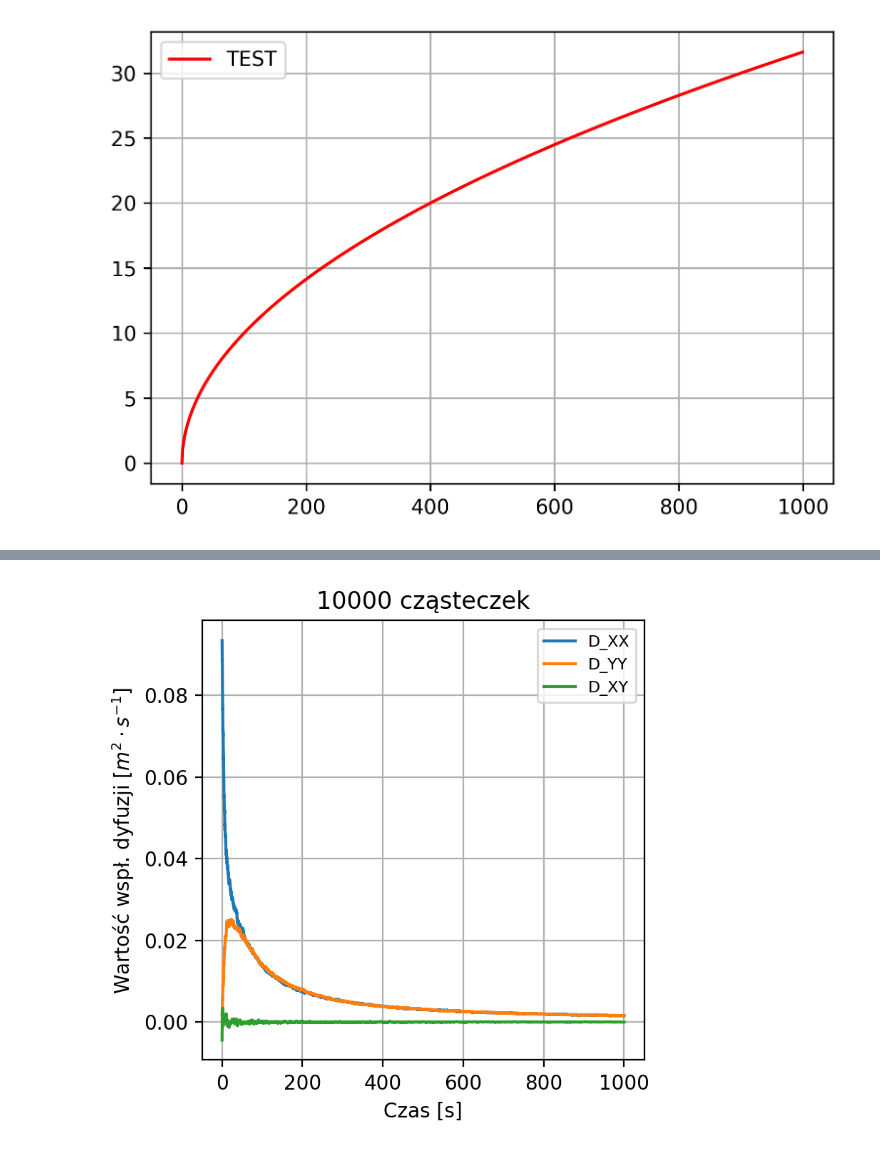
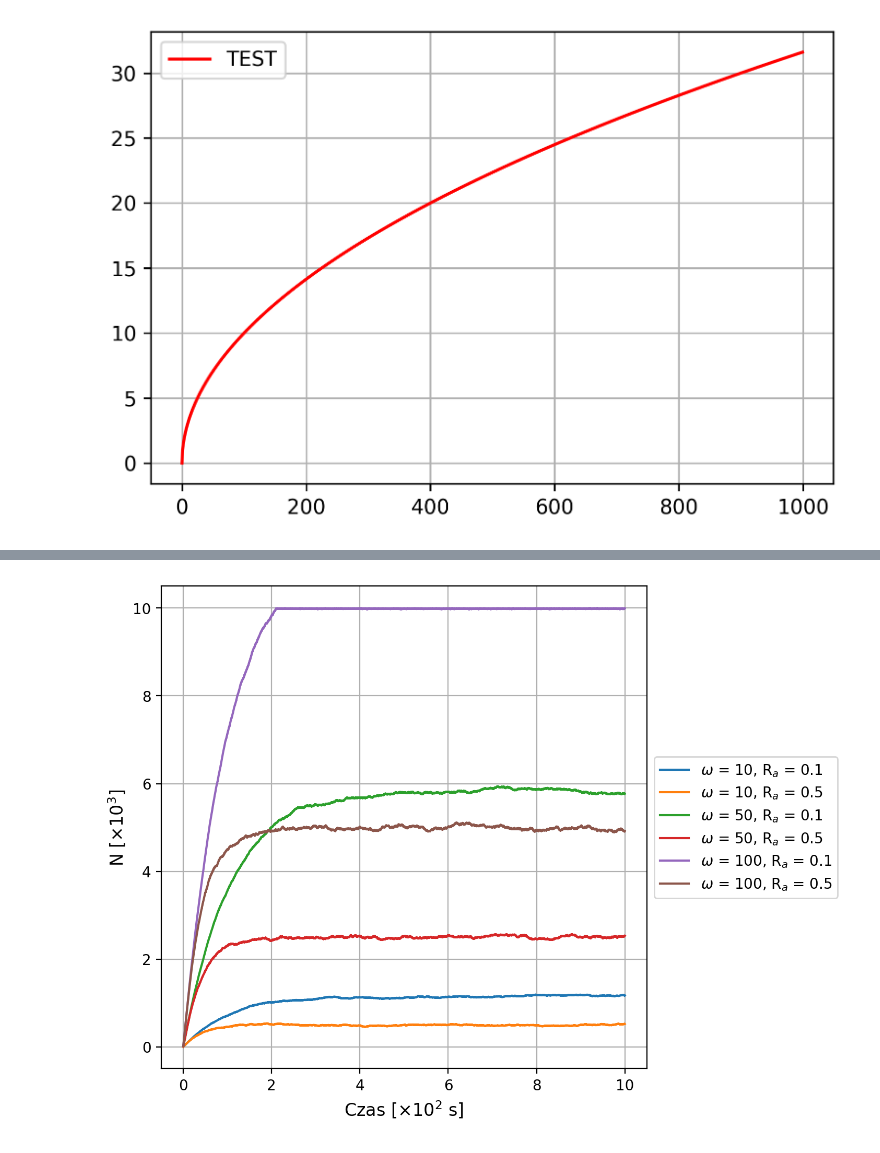
Before and after one commit to lruba939/Monte-Carlo, a Jupyter notebook: Lab 6/obrazy.ipynb, the cells around one changed output, grey strips where cells are left out. Cells and saved outputs as stored; diff of their text form; code cells hidden in the pictures.

```diff
--- a/Lab 6/obrazy.ipynb
+++ b/Lab 6/obrazy.ipynb
@@ -51,12 +51,26 @@ plt.show()
 # %%
 def plotasy_stat(fig, axs, data, N, i, Ns, ax1, ax2):
     x = data[0+N*i:N+N*i,1]
+
+
     d1 = data[0+N*i:N+N*i,5]
-    sdt_d1 = data[0+N*i:N+N*i,8]
+    mean_d1 = np.sum(d1)/N
+    sdt_d1 = np.sqrt((np.sum(d1**2)/N - mean_d1**2)/N)
+
     d2 = data[0+N*i:N+N*i,6]
-    sdt_d2 = data[0+N*i:N+N*i,9]
+    mean_d2 = np.sum(d2)/N
+    sdt_d2 = np.sqrt((np.sum(d2**2)/N - mean_d2**2)/N)
+
     d3 = data[0+N*i:N+N*i,7]
-    sdt_d3 = data[0+N*i:N+N*i,10]
+    mean_d3 = np.sum(d3)/N
+    sdt_d3 = np.sqrt((np.sum(d3**2)/N - mean_d3**2)/N)
+
+    print(f"{mean_d1:.4e}")
+    print(f"{sdt_d1:.4e}")
+    print(f"{mean_d2:.4e}")
+    print(f"{sdt_d2:.4e}")
+    print(f"{mean_d3:.4e}")
+    print(f"{sdt_d3:.4e}")
 
     axs[ax1, ax2].plot(x, d1, '-', linewidth=2.5, color='tab:orange', label=r"D$_{\text{XX}}$")
     axs[ax1, ax2].fill_between(x, d1-sdt_d1, d1+sdt_d1, alpha=0.5, facecolor='tab:orange')
@@ -193,25 +225,64 @@ plt.show()
 # %%
-stat = np.loadtxt("omega0_Ra_0_stat.dat", comments="#", delimiter=" ", unpack=False, skiprows=1)
+N = 10000
+
+stat1 = np.loadtxt("omega0_Ra_0_stat.dat", comments="#", delimiter=" ", unpack=False, skiprows=1)
+x=stat1[0:N,1]/100
+stat1 = stat1[0:N,8]
+
+stat2 = np.loadtxt("omega0_Ra_1_stat.dat", comments="#", delimiter=" ", unpack=False, skiprows=1)
+stat2 = stat2[0:N,8]
+
+stat3 = np.loadtxt("omega1_Ra_0_stat.dat", comments="#", delimiter=" ", unpack=False, skiprows=1)
+stat3 = stat3[0:N,8]
+
+stat4 = np.loadtxt("omega1_Ra_1_stat.dat", comments="#", delimiter=" ", unpack=False, skiprows=1)
+stat4 = stat4[0:N,8]
+
+stat5 = np.loadtxt("omega2_Ra_0_stat.dat", comments="#", delimiter=" ", unpack=False, skiprows=1)
+stat5 = stat5[0:N,8]
+
+stat6 = np.loadtxt("omega2_Ra_1_stat.dat", comments="#", delimiter=" ", unpack=False, skiprows=1)
+stat6 = stat6[0:N,8]
+
+stat = [stat1, stat2, stat3, stat4, stat5, stat6]
+labels = [r'$\omega$ = 10, R$_a$ = 0.1', r'$\omega$ = 10, R$_a$ = 0.5', r'$\omega$ = 50, R$_a$ = 0.1', r'$\omega$ = 50, R$_a$ = 0.5',
+          r'$\omega$ = 100, R$_a$ = 0.1', r'$\omega$ = 100, R$_a$ = 0.5']
 
 print(stat)
 
-N = 10000
+# plt.figure(figsize=(4,4), dpi=200)
+# plt.plot(stat[0:N,1], stat[0:N,5], '-', label="D_XX")
+# plt.plot(stat[0:N,1], stat[0:N,6], '-', label="D_YY")
+# plt.plot(stat[0:N,1], stat[0:N,7], '-', label="D_XY")
+# plt.grid(True)
+# plt.title(str(N) + " cząsteczek")
+# plt.xlabel("Czas [s]")
+# plt.ylabel(r'Wartość wspł. dyfuzji [$m^2\cdot s^{-1}$]')
+# plt.legend(markerscale=8, fontsize=8, loc='upper right')
+# plt.show()
 
-plt.figure(figsize=(4,4), dpi=200)
-plt.plot(stat[0:N,1], stat[0:N,5], '-', label="D_XX")
-plt.plot(stat[0:N,1], stat[0:N,6], '-', label="D_YY")
-plt.plot(stat[0:N,1], stat[0:N,7], '-', label="D_XY")
-plt.grid(True)
-plt.title(str(N) + " cząsteczek")
-plt.xlabel("Czas [s]")
-plt.ylabel(r'Wartość wspł. dyfuzji [$m^2\cdot s^{-1}$]')
-plt.legend(markerscale=8, fontsize=8, loc='upper right')
+plt.figure(figsize=(6,6), dpi=200)
+for i in range(len(stat)):
+    plt.plot(x, stat[i]/1000, '-', label=labels[i])
+    plt.ylabel(r"N [$\times 10^{3}$]", fontsize=12)
+    plt.xlabel(r'Czas [$\times 10^{2}$ s]', fontsize=12)
+    plt.grid(True)
+plt.legend(loc='center left', bbox_to_anchor=(1, 0.5))
 plt.show()
 
-plt.figure(figsize=(4,4), dpi=200)
-plt.plot(stat[0:N,1]/100, stat[0:N,8], '-')
-plt.ylabel("N [-]")
-plt.xlabel(r'Czas [$\times 10^{2}$ s]')
-plt.grid(True)
+fig, axs = plt.subplots(1, 2, figsize=(12,6), dpi=200)
+
+for i in range(len(stat)):
+    axs[0].plot(x, stat[i]/1000, '-', label=labels[i])
+    axs[0].set_ylabel(r"N [$\times 10^{3}$]", fontsize=12)
+    axs[0].set_xlabel(r'Czas [$\times 10^{2}$ s]', fontsize=12)
+    axs[0].grid(True)
+    axs[0].set_xlim([0,2.5])
+    axs[1].plot(x, stat[i]/1000, '-', label=labels[i])
+    axs[1].set_ylabel(r"N [$\times 10^{3}$]", fontsize=12)
+    axs[1].set_xlabel(r'Czas [$\times 10^{2}$ s]', fontsize=12)
+    axs[1].grid(True)
+    axs[1].set_xlim([4, 10])
+    axs[0].legend(loc='upper left', fontsize=9.2)
 plt.show()
 # %% [output]
@@ -231 +290 @@ plt.show()
-[figure, old version]
+[figure, new version]
```
Also changed, not shown: parts of 4 cells of this notebook, 25 other files.
